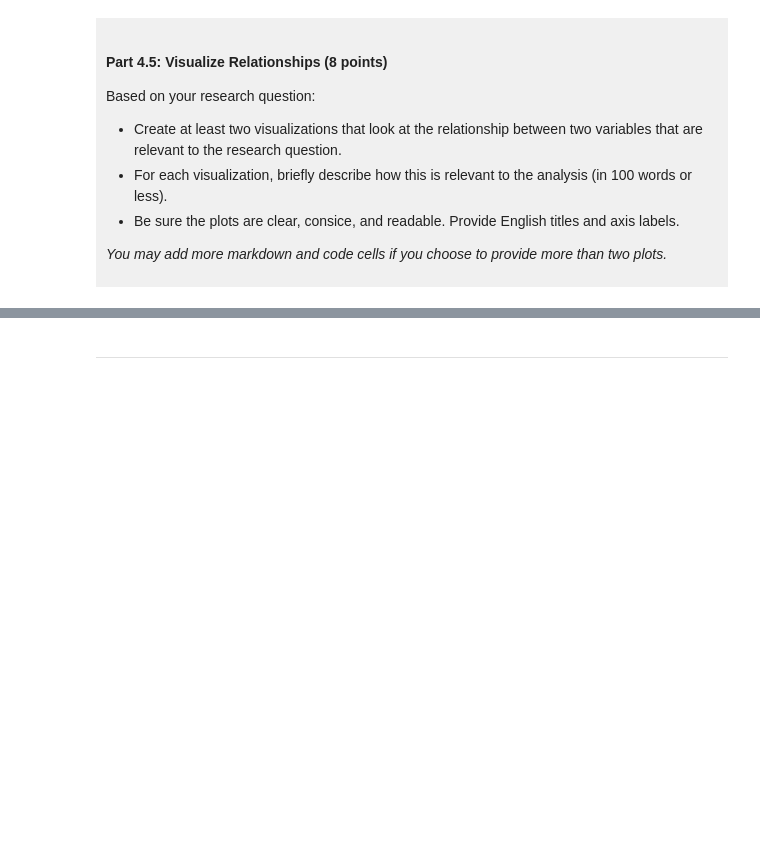
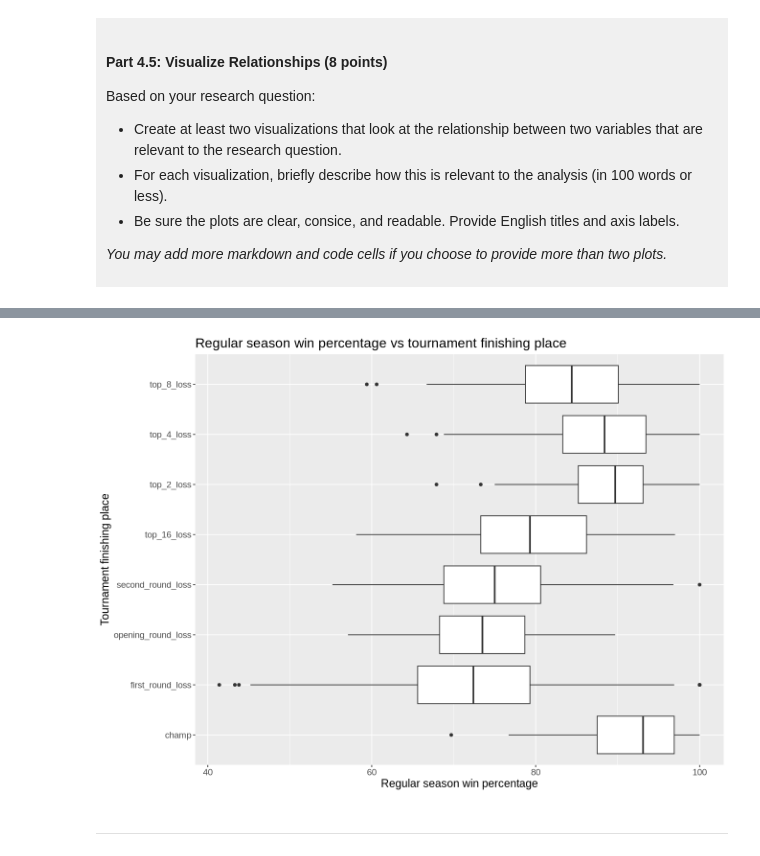
Before and after one commit to alannamain/dsci-100-project-alanna-main, a Jupyter notebook: dsci-100-project-notebook.ipynb, the cells around one changed output, grey strips where cells are left out. Cells and saved outputs as stored; diff of their text form; code cells hidden in the pictures; blank space fills up the shorter version.

```diff
--- a/dsci-100-project-notebook.ipynb
+++ b/dsci-100-project-notebook.ipynb
@@ -323,5 +381,13 @@ Visualization 2: %%% EDIT THIS MARKDOWN CELL%%%
 # %%
-### EDIT THIS CODE CELL FOR VISUALIZATION 2###
+reg_win_pct_plot <- march_madness_tidy |>
+ggplot(aes(x=reg_wins_pct, y=tourney_finish))+
+geom_boxplot()+
+labs(title="Regular season win percentage vs tournament finishing place", x="Regular season win percentage" , y= "Tournament finishing place")+
+theme(text=element_text(size=14))
+
+reg_win_pct_plot
+# %% [output]
+[figure, added]
 # %% [markdown]
 ------
 # %% [markdown]
```
Also changed, not shown: parts of 9 cells of this notebook.
